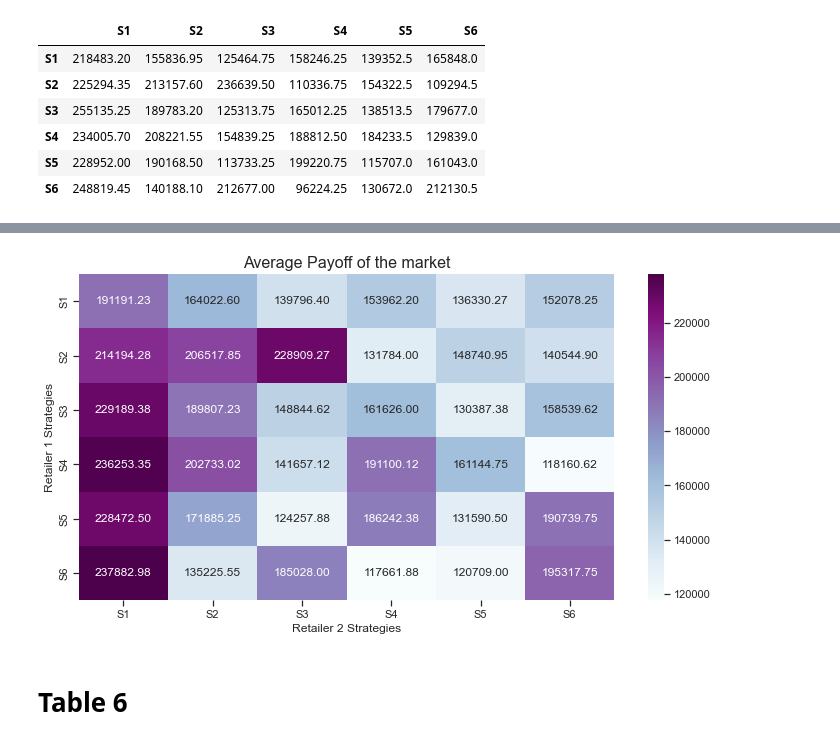
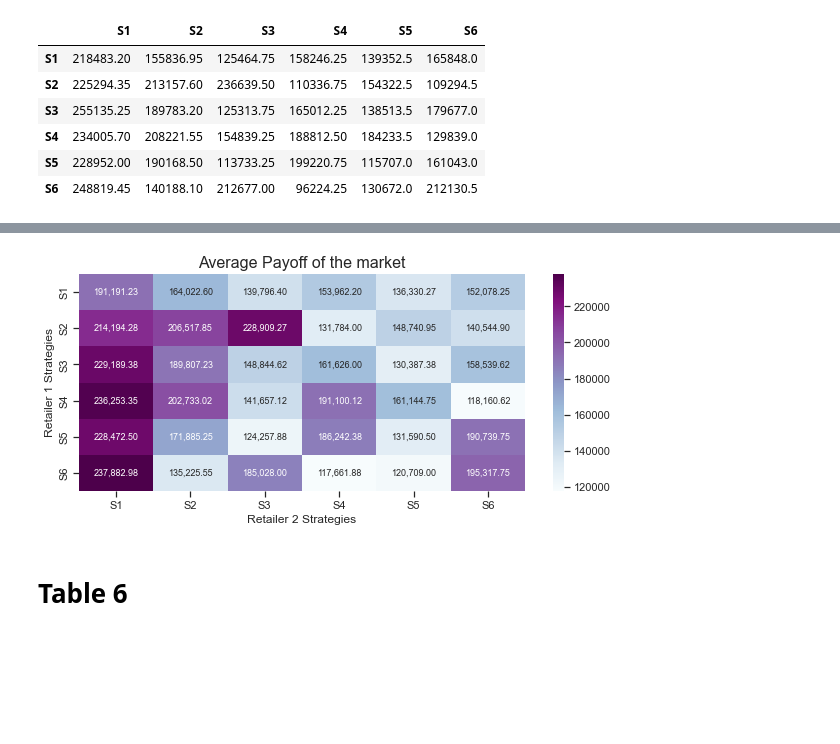
Before and after one commit to AustinCheang/ABM_Netlogo, a Jupyter notebook: plot_heatmap.ipynb, the cells around one changed output, grey strips where cells are left out. Cells and saved outputs as stored; diff of their text form; code cells hidden in the pictures; blank space fills up the shorter version.

Commit message:
price fraction 10 data

```diff
--- a/plot_heatmap.ipynb
+++ b/plot_heatmap.ipynb
@@ -31,9 +31,11 @@ retailer_2
 | S5 | 228952.00 | 190168.50 | 113733.25 | 199220.75 | 115707.0 | 161043.0 |
 | S6 | 248819.45 | 140188.10 | 212677.00 | 96224.25 | 130672.0 | 212130.5 |
 # %%
-def plot_heatmap_for_retailer_x(title, retailer_df, path):
-     plt.figure(figsize=(12, 6))
-     sns.heatmap(retailer_df, cmap='BuPu', annot=True, fmt='.2f');
+def plot_heatmap_for_retailer_x(title, retailer_df, path, size):
+     plt.figure(figsize=(size, 4))
+     ax = sns.heatmap(retailer_df, cmap='BuPu', annot=True, fmt=",.2f");
+     for text in ax.texts:
+          text.set_size(9)
      plt.xlabel(f'Retailer 2 Strategies', fontsize=12)
      plt.ylabel(f'Retailer 1 Strategies', fontsize=12)
      plt.title(title, fontsize=16)
@@ -53,9 +55,9 @@ plot_heatmap_for_retailer_x('Retailer 2 Payoff', retailer_2, path='./table_data/
 # Average of two payoffs
 retailer_avg = (retailer_1 + retailer_2) / 2
 # %%
-plot_heatmap_for_retailer_x('Average Payoff of the market', retailer_avg)
+plot_heatmap_for_retailer_x('Average Payoff of the market', retailer_avg,  path='./table_data/table_3', size=10)
 # %% [output]
-[figure, old version]
+[figure, new version]
 # %% [markdown]
 # Table 6
 # %%
```
Also changed, not shown: parts of 1 cell of this notebook, 23 other files.
